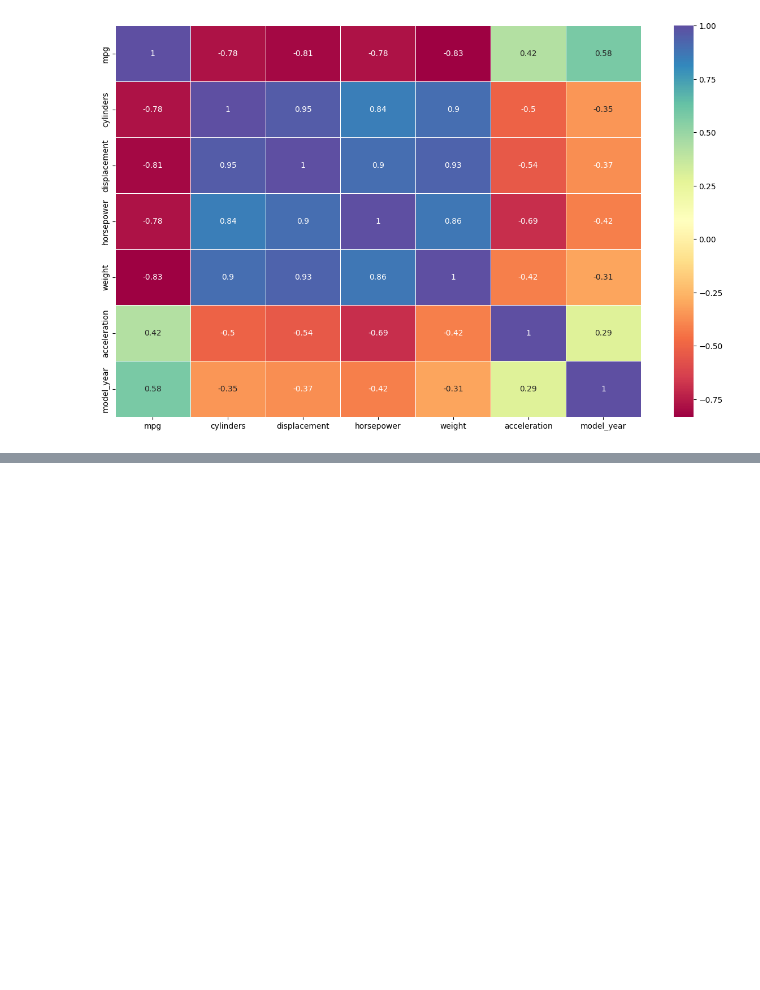
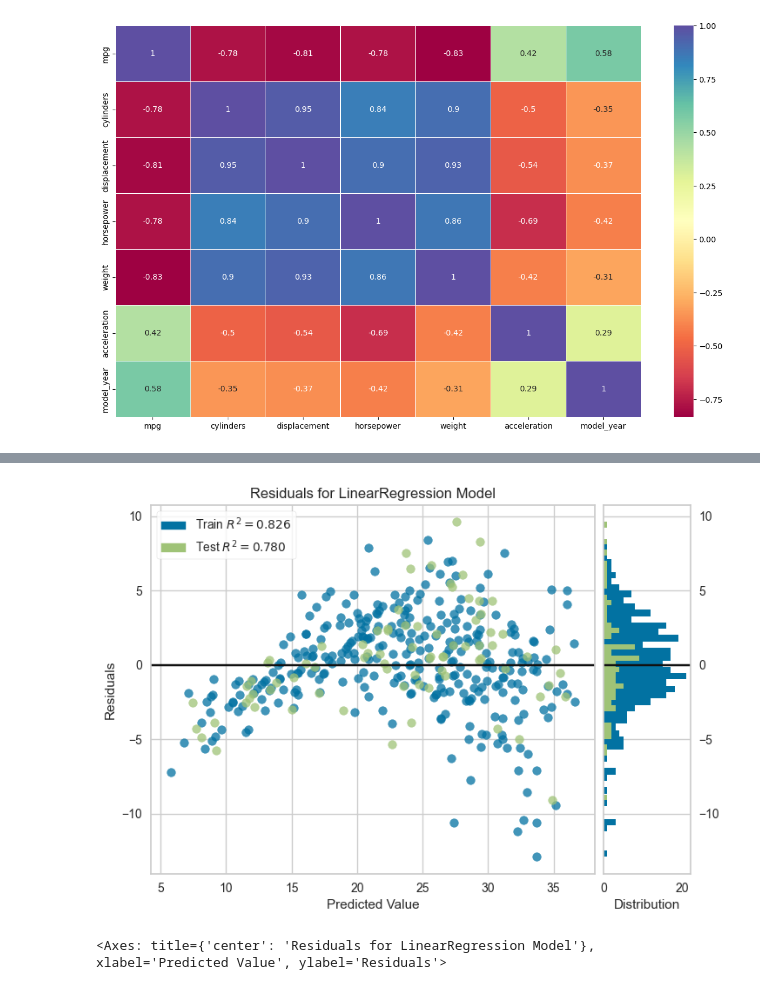
Before and after one commit to EyeMusician1910/Learning-Curve, a Jupyter notebook: Week-2/Day-1/Linear_Regression_Notebook.ipynb, the cells around one changed output, grey strips where cells are left out. Saved outputs shown, nothing was run; the diff lists cells and outputs as text; code cells hidden in the pictures; blank space fills up the shorter version.

```diff
--- a/Week-2/Day-1/Linear_Regression_Notebook.ipynb
+++ b/Week-2/Day-1/Linear_Regression_Notebook.ipynb
@@ -214,0 +347,10 @@ df.drop(["model_year"], axis=1, inplace=True) # dropping the model_year column a
+# %%
+from yellowbrick.regressor import ResidualsPlot
+
+visualizer = ResidualsPlot(lm_model, force_model=True) # force_model=True works around Yellowbrick mis-detecting this fitted LinearRegression model
+visualizer.fit(X_train, y_train) # fitting the visualizer to the training data
+visualizer.score(X_test, y_test) # scoring the visualizer on the testing data
+visualizer.show() # showing the visualizer
+# %% [output]
+[figure, added]
+<Axes: title={'center': 'Residuals for LinearRegression Model'}, xlabel='Predicted Value', ylabel='Residuals'>
```
Also changed, not shown: parts of 24 cells of this notebook.
